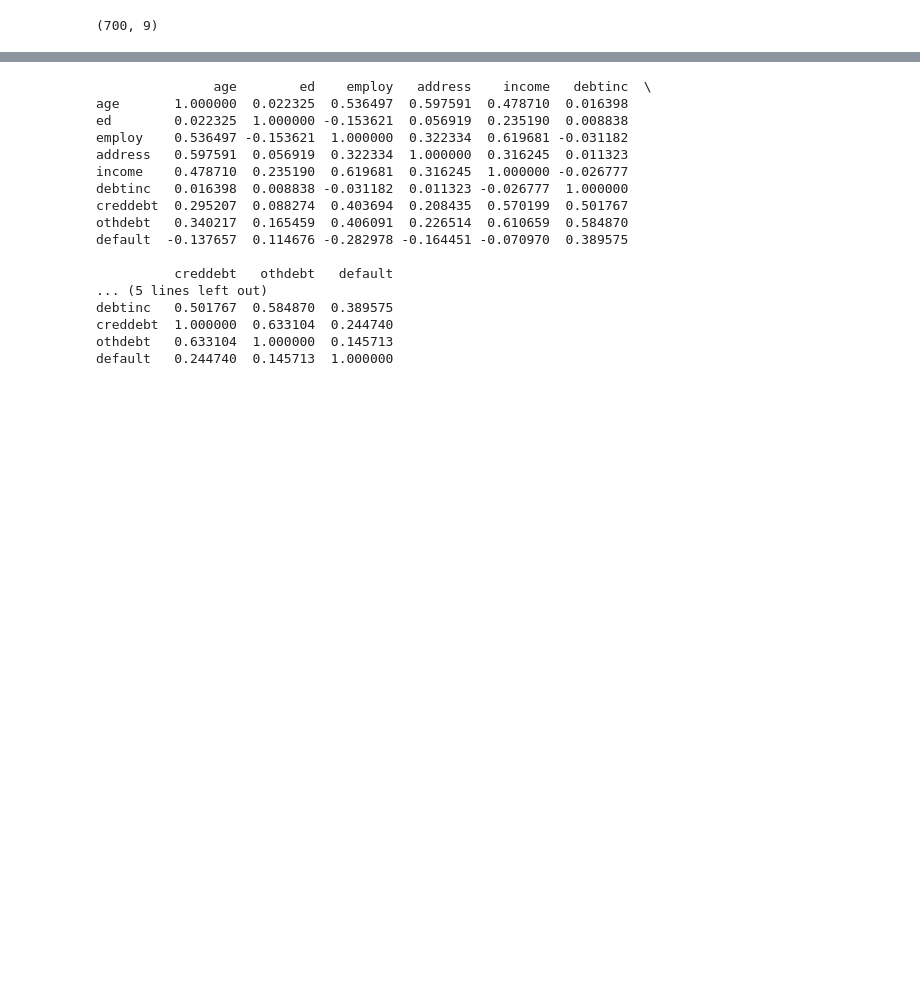
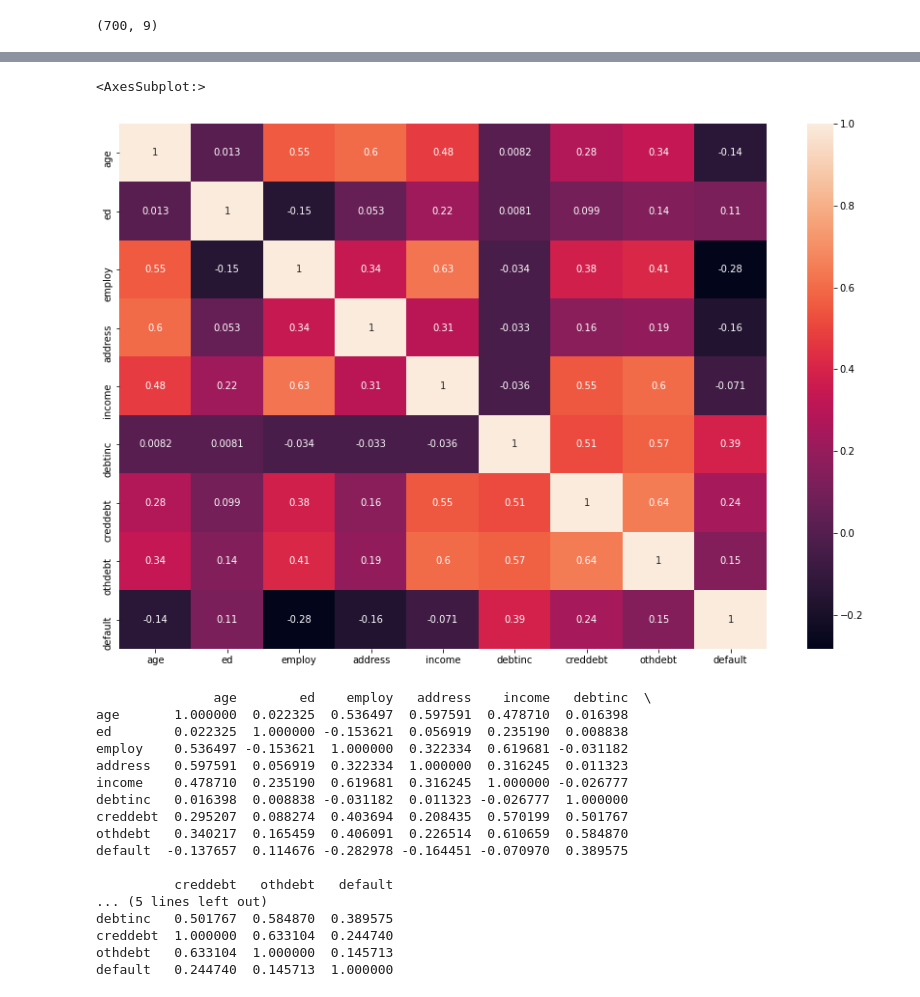
Before and after one commit to avinashsajeevan/Bank-Loan-Default-Prediction, a Jupyter notebook: Bank Loan Default Case.ipynb, the cells around one changed output, grey strips where cells are left out. Drawn from its saved outputs; the diff is of its cells as text; code cells hidden in the pictures; blank space fills up the shorter version.

```diff
--- a/Bank Loan Default Case.ipynb
+++ b/Bank Loan Default Case.ipynb
@@ -71,3 +103,9 @@ sns.heatmap(df.corr())
+# %%
+plt.figure(figsize=(15,10))
+sns.heatmap(df.corr(),annot=True)
+# %% [output]
+<AxesSubplot:>
+[figure, added]
 # %%
 print(df.corr())
 # %% [output]
```
Also changed, not shown: parts of 22 cells of this notebook.
